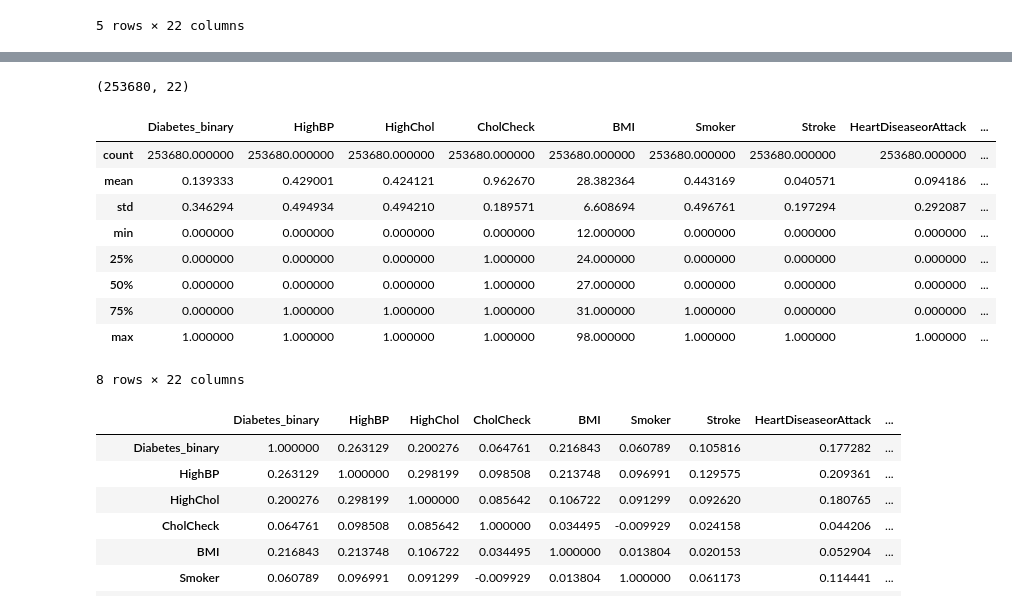
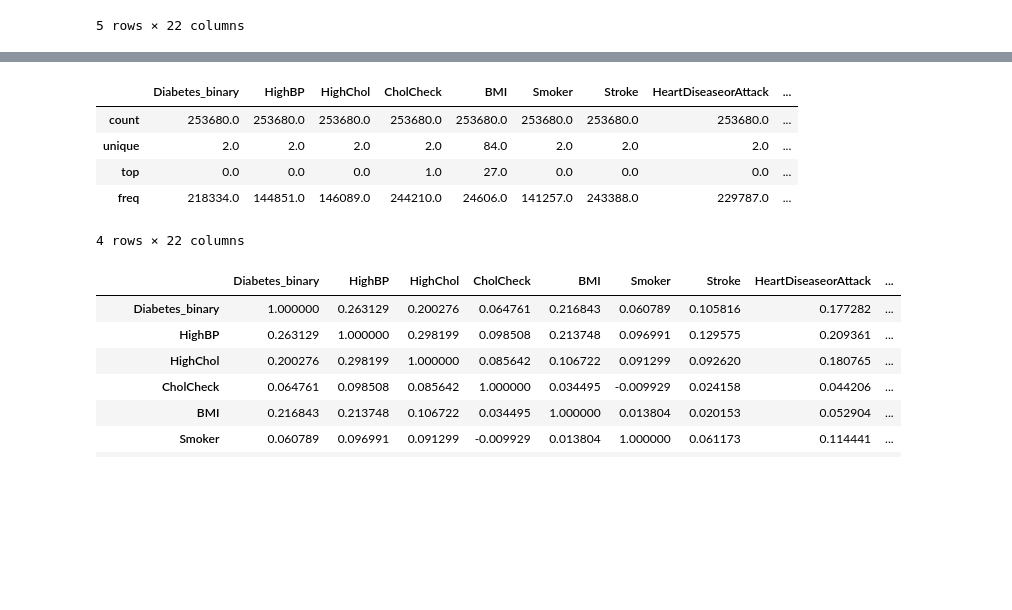
Before and after one commit to IbrahimNabid/Breast-Cancer-Data-Analysis, a Jupyter notebook: Diabetas_Data_Analysis_Feature.ipynb, the cells around one changed output, grey strips where cells are left out. Saved outputs shown, nothing was run; the diff lists cells and outputs as text; code cells hidden in the pictures; blank space fills up the shorter version.

```diff
--- a/Diabetas_Data_Analysis_Feature.ipynb
+++ b/Diabetas_Data_Analysis_Feature.ipynb
@@ -4,10 +4,11 @@
 import pandas as pd
                                                         # Make sure pandas is loaded
 import numpy as np
+import seaborn as sns
 
 import matplotlib.pyplot as plt
 
-df = pd.read_csv('diabetes_binary_health_indicators_BRFSS2015.csv') # Note that pd.read_csv is used because we imported pandas as pd
+df = pd.read_csv('/content/drive/MyDrive/Colab Notebooks/diabetes_binary_health_indicators_BRFSS2015.csv') # Note that pd.read_csv is used because we imported pandas as pd
 # %% [markdown]
 Feature Selection. Goal: determining which features better help predict whether someone has diabetes
 # %%
@@ -109,18 +96,10 @@ df_numeric.describe()                               #displays info with and only
-# %%
-df.shape   #size
-# %% [output]
-(253680, 22)
 # %%
-df.describe()
+df.describe(include = 'all')
 # %% [output]
 |  | Diabetes_binary | HighBP | HighChol | CholCheck | BMI | Smoker | Stroke | HeartDiseaseorAttack | ... |
-| count | 253680.000000 | 253680.000000 | 253680.000000 | 253680.000000 | 253680.000000 | 253680.000000 | 253680.000000 | 253680.000000 | ... |
-| mean | 0.139333 | 0.429001 | 0.424121 | 0.962670 | 28.382364 | 0.443169 | 0.040571 | 0.094186 | ... |
-| std | 0.346294 | 0.494934 | 0.494210 | 0.189571 | 6.608694 | 0.496761 | 0.197294 | 0.292087 | ... |
-| min | 0.000000 | 0.000000 | 0.000000 | 0.000000 | 12.000000 | 0.000000 | 0.000000 | 0.000000 | ... |
-| 25% | 0.000000 | 0.000000 | 0.000000 | 1.000000 | 24.000000 | 0.000000 | 0.000000 | 0.000000 | ... |
-| 50% | 0.000000 | 0.000000 | 0.000000 | 1.000000 | 27.000000 | 0.000000 | 0.000000 | 0.000000 | ... |
-| 75% | 0.000000 | 1.000000 | 1.000000 | 1.000000 | 31.000000 | 1.000000 | 0.000000 | 0.000000 | ... |
-| max | 1.000000 | 1.000000 | 1.000000 | 1.000000 | 98.000000 | 1.000000 | 1.000000 | 1.000000 | ... |
+| count | 253680.0 | 253680.0 | 253680.0 | 253680.0 | 253680.0 | 253680.0 | 253680.0 | 253680.0 | ... |
+| unique | 2.0 | 2.0 | 2.0 | 2.0 | 84.0 | 2.0 | 2.0 | 2.0 | ... |
+| top | 0.0 | 0.0 | 0.0 | 1.0 | 27.0 | 0.0 | 0.0 | 0.0 | ... |
+| freq | 218334.0 | 144851.0 | 146089.0 | 244210.0 | 24606.0 | 141257.0 | 243388.0 | 229787.0 | ... |
-8 rows × 22 columns
+4 rows × 22 columns
 # %%
```
Also changed, not shown: parts of 11 cells of this notebook.
